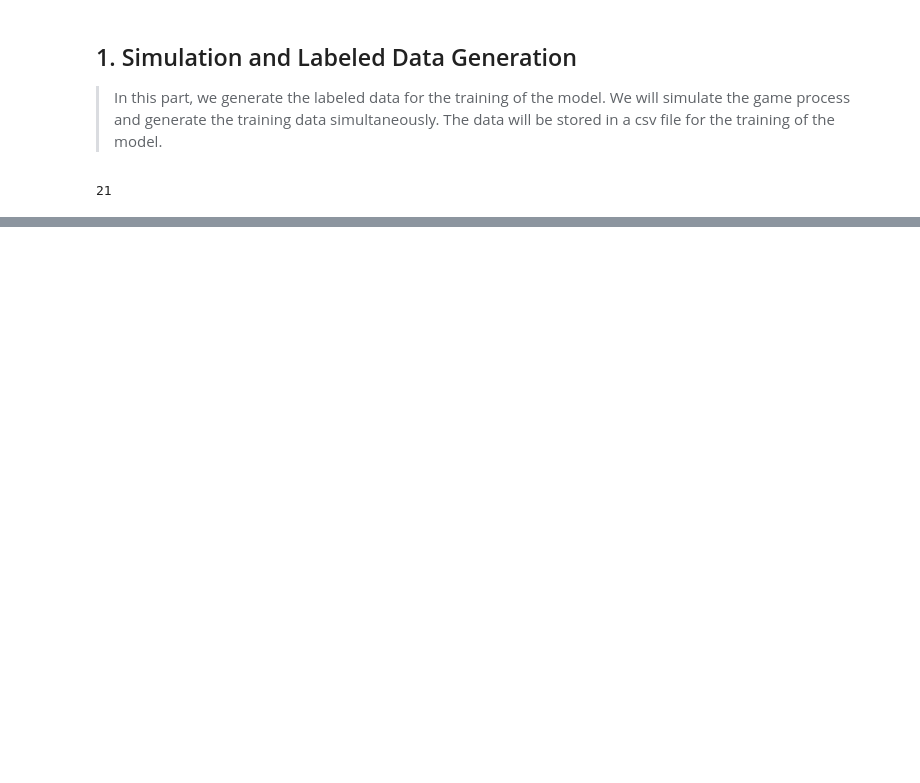
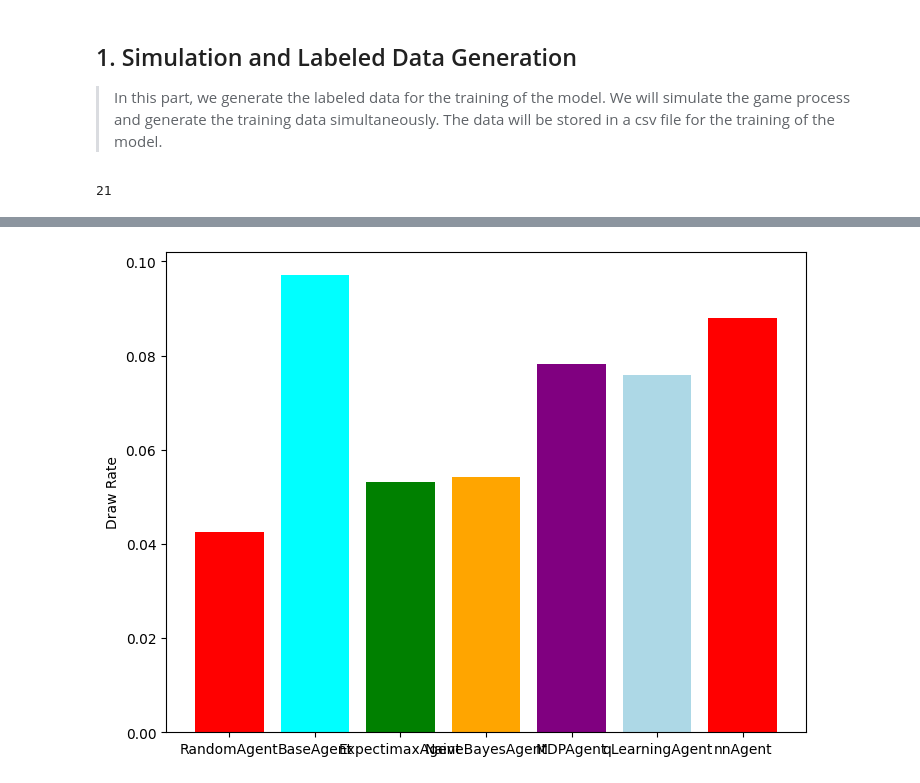
Before and after one commit to KesonStar/BlackJack, a Jupyter notebook: BlackJack.ipynb, the cells around one changed output, grey strips where cells are left out. Cells and saved outputs as stored; diff of their text form; code cells hidden in the pictures; blank space fills up the shorter version.

```diff
--- a/BlackJack.ipynb
+++ b/BlackJack.ipynb
@@ -220,0 +225,10 @@ rates
+# %%
+fig = plt.figure()
+ax = fig.add_axes([0,0,1,1])
+colors = ['red', 'cyan', 'green', 'orange', 'purple', "LightBlue"]
+ax.bar(draw_rates.keys(), draw_rates.values(), color=colors)
+# ax.set_ylim(0.3, 0.55)
+plt.ylabel('Draw Rate')
+plt.show()
+# %% [output]
+[figure, added]
```
Also changed, not shown: parts of 18 cells of this notebook, 4 other files.
